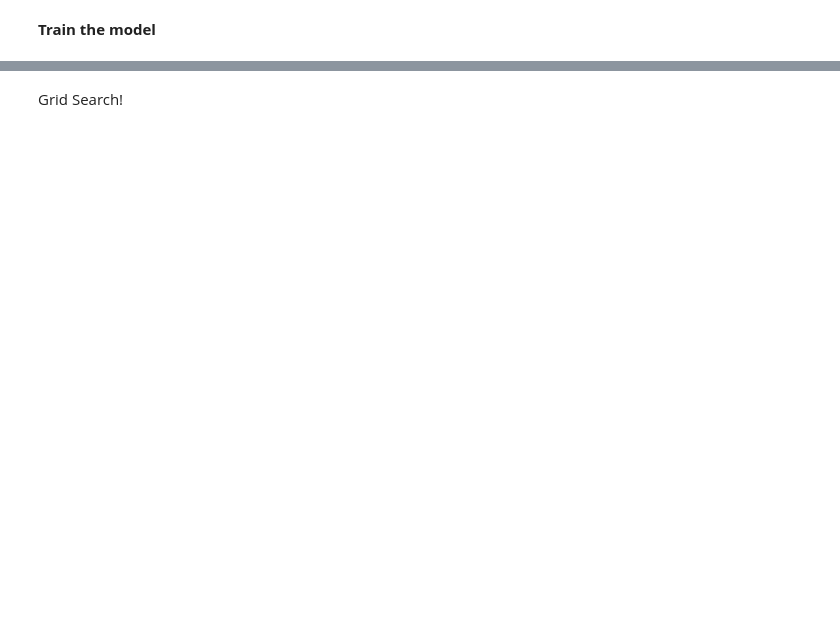
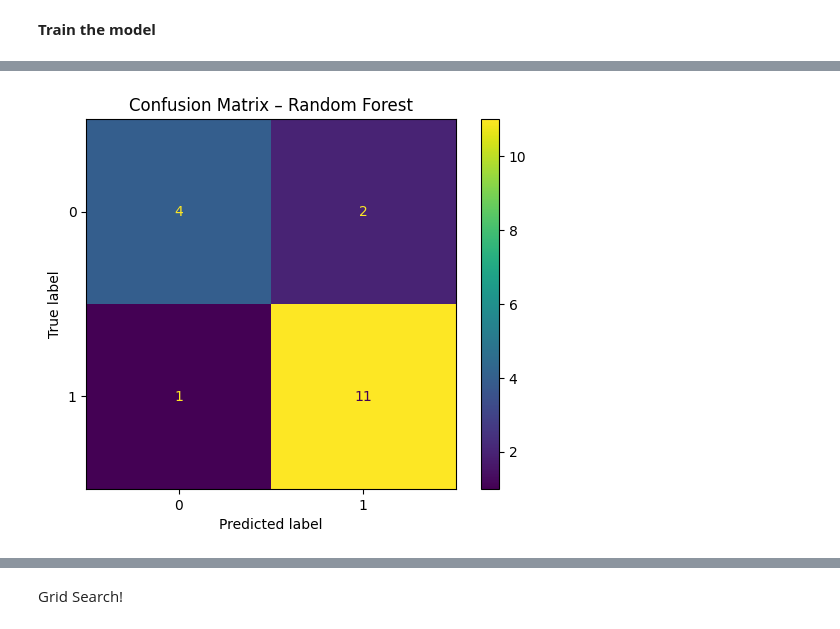
Before and after one commit to parisazeynaly/Space-X-Dataset, a Jupyter notebook: Space_x_Dataset.ipynb, the cells around one changed output, grey strips where cells are left out. Cells and saved outputs as stored; diff of their text form; code cells hidden in the pictures; blank space fills up the shorter version.

```diff
--- a/Space_x_Dataset.ipynb
+++ b/Space_x_Dataset.ipynb
@@ -546,0 +333,17 @@ weighted avg       0.53      0.56      0.54        18
+# %%
+from sklearn.linear_model import LogisticRegression
+from sklearn.ensemble import RandomForestClassifier
+from sklearn.svm import SVC
+from sklearn.metrics import classification_report, confusion_matrix
+
+models = {
+    'Logistic Regression': LogisticRegression(max_iter=1000),
+    'Random Forest': RandomForestClassifier(),
+    'SVM': SVC()
+}
+
+for name, model in models.items():
+    model.fit(X_train_encoded, y_train)
+    y_pred = model.predict(X_test_encoded)
+    print(f"\n{name}:\n")
+    print(classification_report(y_test, y_pred))
@@ -546,0 +368,10 @@ weighted avg       0.53      0.56      0.54        18
+# %%
+from sklearn.linear_model import LogisticRegression
+from sklearn.metrics import classification_report, roc_auc_score
+
+lr = LogisticRegression()
+lr.fit(X_train_encoded, y_train)
+y_pred = lr.predict(X_test_encoded)
+
+print("Logistic Regression:\n", classification_report(y_test, y_pred))
+print("ROC AUC:", roc_auc_score(y_test, y_pred))
@@ -546,0 +390,10 @@ weighted avg       0.53      0.56      0.54        18
+# %%
+from sklearn.ensemble import RandomForestClassifier
+from sklearn.metrics import classification_report, roc_auc_score
+
+rf = RandomForestClassifier(random_state=42)
+rf.fit(X_train_encoded, y_train)
+y_pred_rf = rf.predict(X_test_encoded)
+
+print("Random Forest:\n", classification_report(y_test, y_pred_rf))
+print("ROC AUC:", roc_auc_score(y_test, y_pred_rf))
@@ -546,0 +412,9 @@ weighted avg       0.53      0.56      0.54        18
+# %%
+from sklearn.metrics import ConfusionMatrixDisplay
+import matplotlib.pyplot as plt
+
+ConfusionMatrixDisplay.from_estimator(rf, X_test_encoded, y_test)
+plt.title("Confusion Matrix – Random Forest")
+plt.show()
+# %% [output]
+[figure, added]
```
Also changed, not shown: parts of 111 cells of this notebook.
